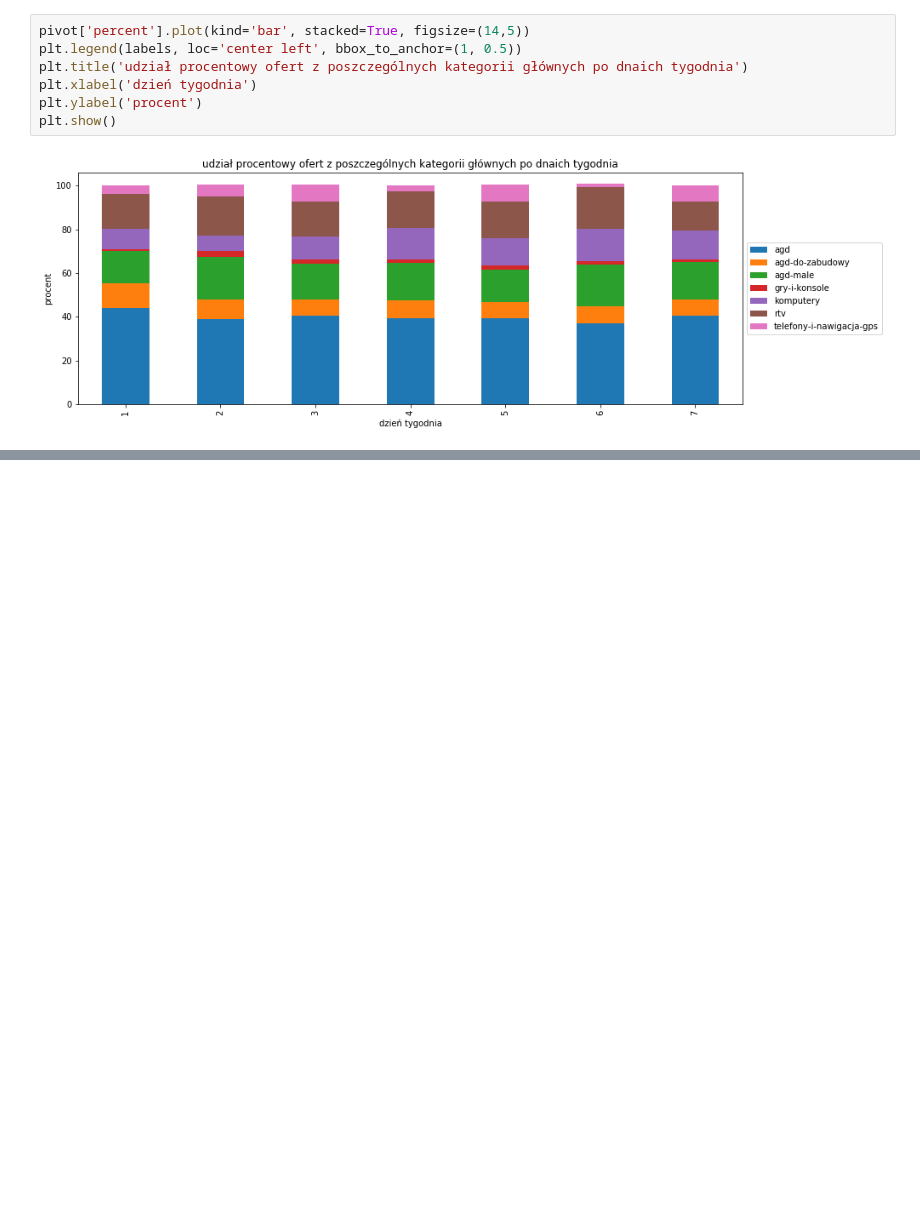
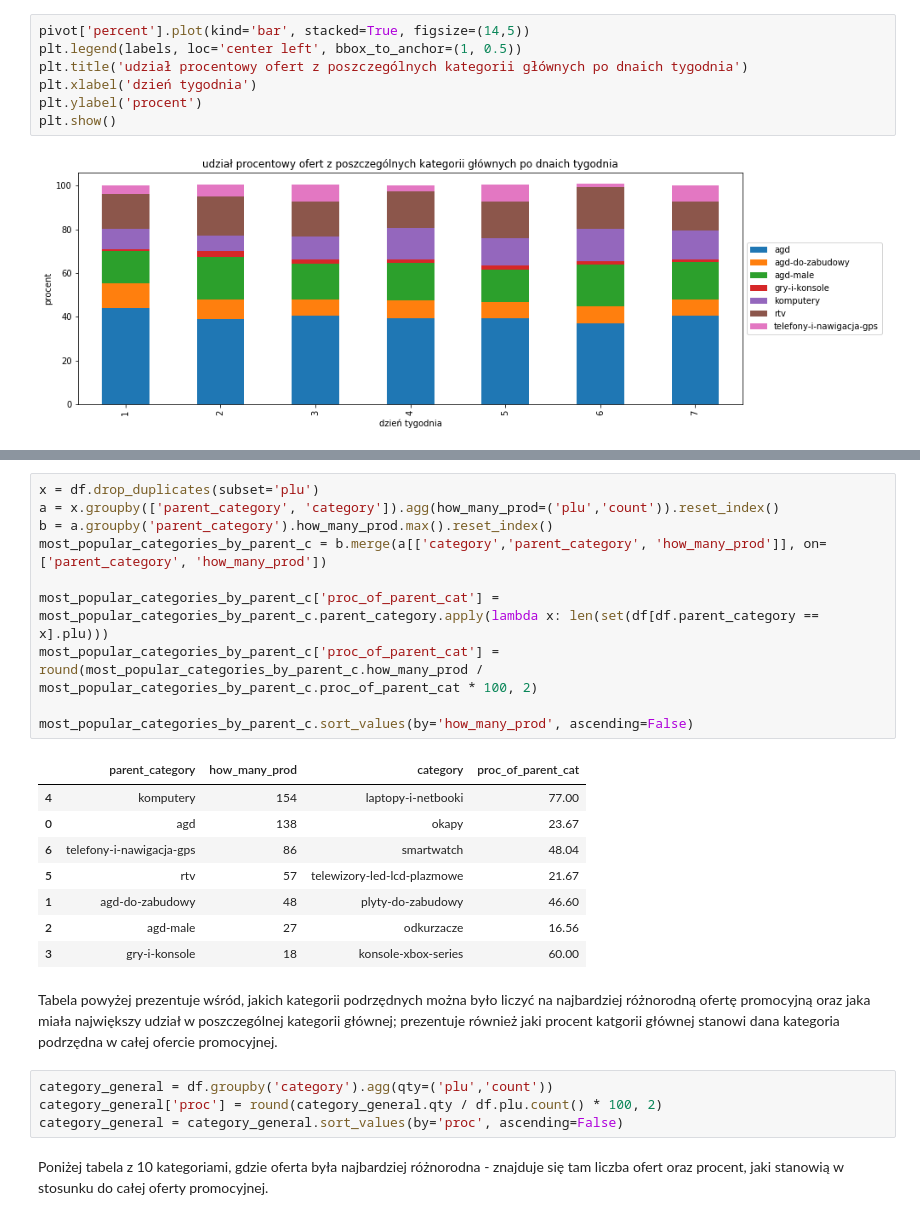
Before and after one commit to grzegorzpokorski/nocna-promocja-euro.com.pl, a Jupyter notebook: data_analysis.ipynb, the cells around one changed output, grey strips where cells are left out. Cells and saved outputs as stored; diff of their text form; blank space fills up the shorter version.

```diff
--- a/data_analysis.ipynb
+++ b/data_analysis.ipynb
@@ -753,0 +512,27 @@ pearls_val.drop_duplicates(subset=['plu','regular','discount']).sort_values(by='
+# %%
+x = df.drop_duplicates(subset='plu')
+a = x.groupby(['parent_category', 'category']).agg(how_many_prod=('plu','count')).reset_index()
+b = a.groupby('parent_category').how_many_prod.max().reset_index()
+most_popular_categories_by_parent_c = b.merge(a[['category','parent_category', 'how_many_prod']], on=['parent_category', 'how_many_prod'])
+
+most_popular_categories_by_parent_c['proc_of_parent_cat'] = most_popular_categories_by_parent_c.parent_category.apply(lambda x: len(set(df[df.parent_category == x].plu)))
+most_popular_categories_by_parent_c['proc_of_parent_cat'] = round(most_popular_categories_by_parent_c.how_many_prod / most_popular_categories_by_parent_c.proc_of_parent_cat * 100, 2)
+
+most_popular_categories_by_parent_c.sort_values(by='how_many_prod', ascending=False)
+# %% [output]
+|  | parent_category | how_many_prod | category | proc_of_parent_cat |
+| 4 | komputery | 154 | laptopy-i-netbooki | 77.00 |
+| 0 | agd | 138 | okapy | 23.67 |
+| 6 | telefony-i-nawigacja-gps | 86 | smartwatch | 48.04 |
+| 5 | rtv | 57 | telewizory-led-lcd-plazmowe | 21.67 |
+| 1 | agd-do-zabudowy | 48 | plyty-do-zabudowy | 46.60 |
+| 2 | agd-male | 27 | odkurzacze | 16.56 |
+| 3 | gry-i-konsole | 18 | konsole-xbox-series | 60.00 |
+# %% [markdown]
+<p>Tabela powyżej prezentuje wśród, jakich kategorii podrzędnych można było liczyć na najbardziej różnorodną ofertę promocyjną oraz jaka miała największy udział w poszczególnej kategorii głównej; prezentuje również jaki procent katgorii głównej stanowi dana kategoria podrzędna w całej ofercie promocyjnej.</p>
+# %%
+category_general = df.groupby('category').agg(qty=('plu','count'))
+category_general['proc'] = round(category_general.qty / df.plu.count() * 100, 2)
+category_general = category_general.sort_values(by='proc', ascending=False)
+# %% [markdown]
+<p>Poniżej tabela z 10 kategoriami, gdzie oferta była najbardziej różnorodna - znajduje się tam liczba ofert oraz procent, jaki stanowią w stosunku do całej oferty promocyjnej.</p>
```
Also changed, not shown: parts of 78 cells of this notebook.
